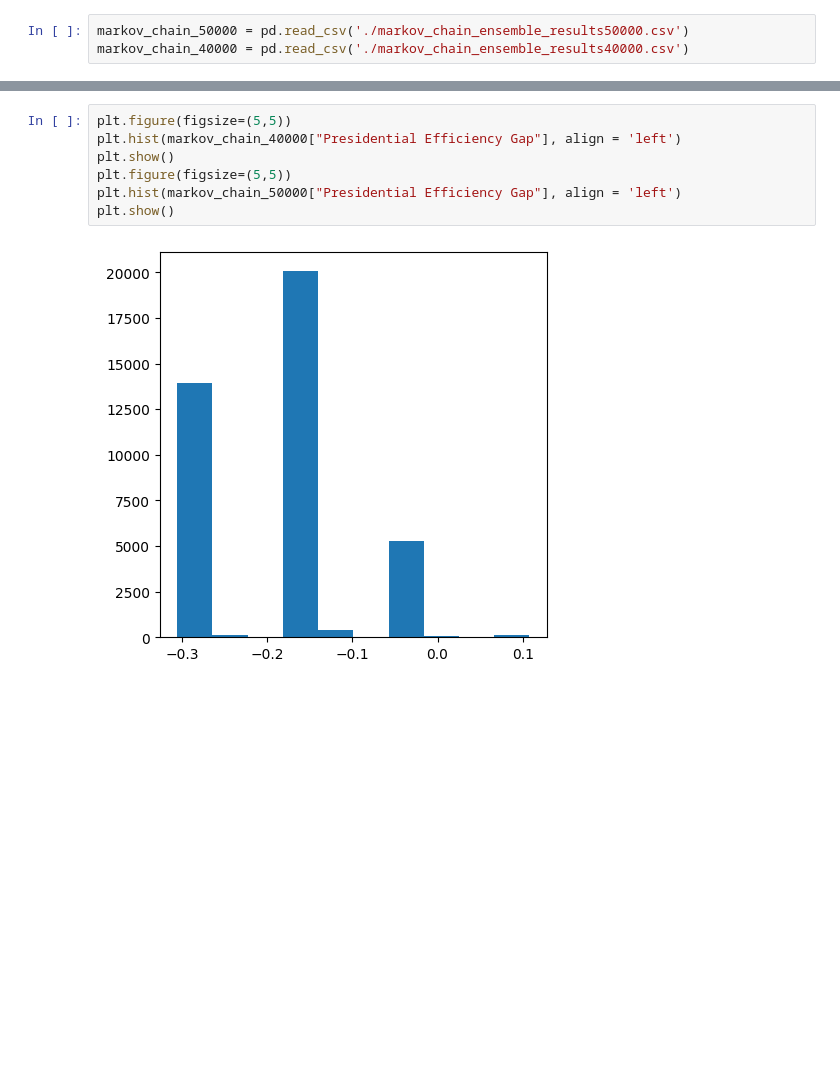
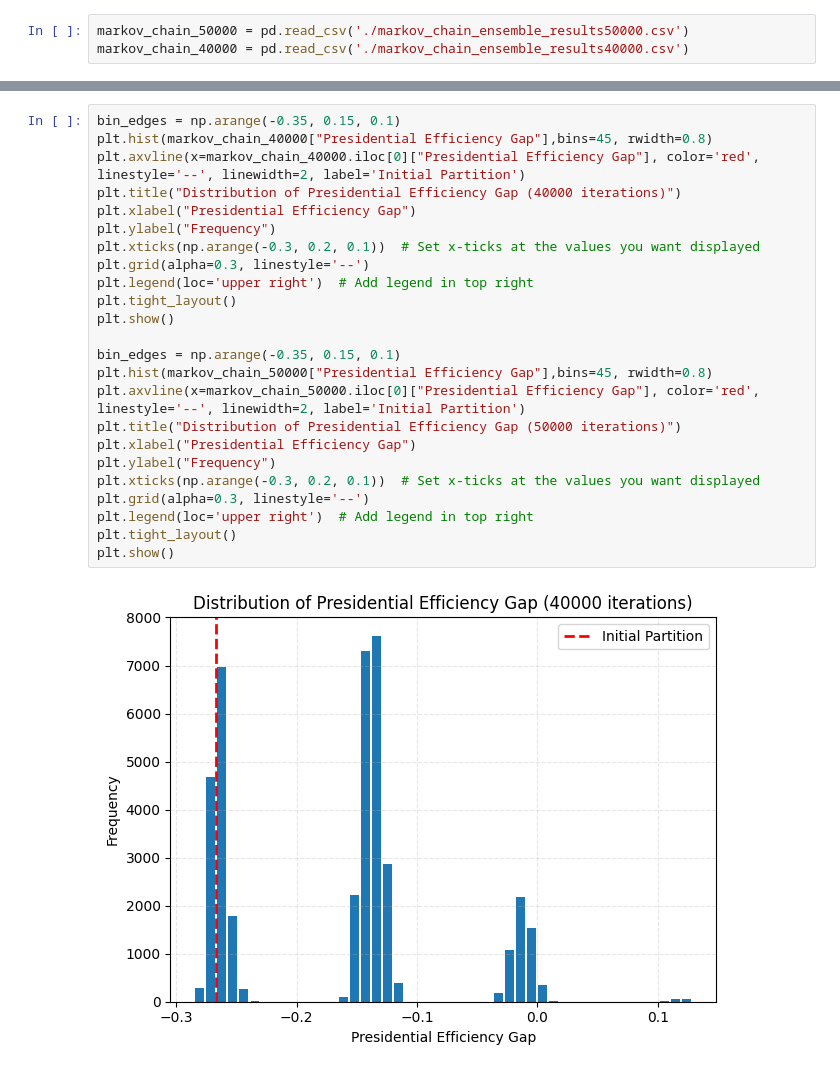
Before and after one commit to willystout/cs464_final_project, a Jupyter notebook: ensemble_results.ipynb, the cells around one changed output, grey strips where cells are left out. Drawn from its saved outputs; the diff is of its cells as text; blank space fills up the shorter version.

```diff
--- a/ensemble_results.ipynb
+++ b/ensemble_results.ipynb
@@ -123,9 +170,26 @@ plt.show()
 # %%
-plt.figure(figsize=(5,5))
-plt.hist(markov_chain_40000["Presidential Efficiency Gap"], align = 'left')
+bin_edges = np.arange(-0.35, 0.15, 0.1)
+plt.hist(markov_chain_40000["Presidential Efficiency Gap"],bins=45, rwidth=0.8)
+plt.axvline(x=markov_chain_40000.iloc[0]["Presidential Efficiency Gap"], color='red', linestyle='--', linewidth=2, label='Initial Partition')
+plt.title("Distribution of Presidential Efficiency Gap (40000 iterations)")
+plt.xlabel("Presidential Efficiency Gap")
+plt.ylabel("Frequency")
+plt.xticks(np.arange(-0.3, 0.2, 0.1))  # Set x-ticks at the values you want displayed
+plt.grid(alpha=0.3, linestyle='--')
+plt.legend(loc='upper right')  # Add legend in top right
+plt.tight_layout()
 plt.show()
-plt.figure(figsize=(5,5))
-plt.hist(markov_chain_50000["Presidential Efficiency Gap"], align = 'left')
+
+bin_edges = np.arange(-0.35, 0.15, 0.1)
+plt.hist(markov_chain_50000["Presidential Efficiency Gap"],bins=45, rwidth=0.8)
+plt.axvline(x=markov_chain_50000.iloc[0]["Presidential Efficiency Gap"], color='red', linestyle='--', linewidth=2, label='Initial Partition')
+plt.title("Distribution of Presidential Efficiency Gap (50000 iterations)")
+plt.xlabel("Presidential Efficiency Gap")
+plt.ylabel("Frequency")
+plt.xticks(np.arange(-0.3, 0.2, 0.1))  # Set x-ticks at the values you want displayed
+plt.grid(alpha=0.3, linestyle='--')
+plt.legend(loc='upper right')  # Add legend in top right
+plt.tight_layout()
 plt.show()
 # %% [output]
-[figure, old version]
+[figure, new version]
```
Also changed, not shown: parts of 9 cells of this notebook.
